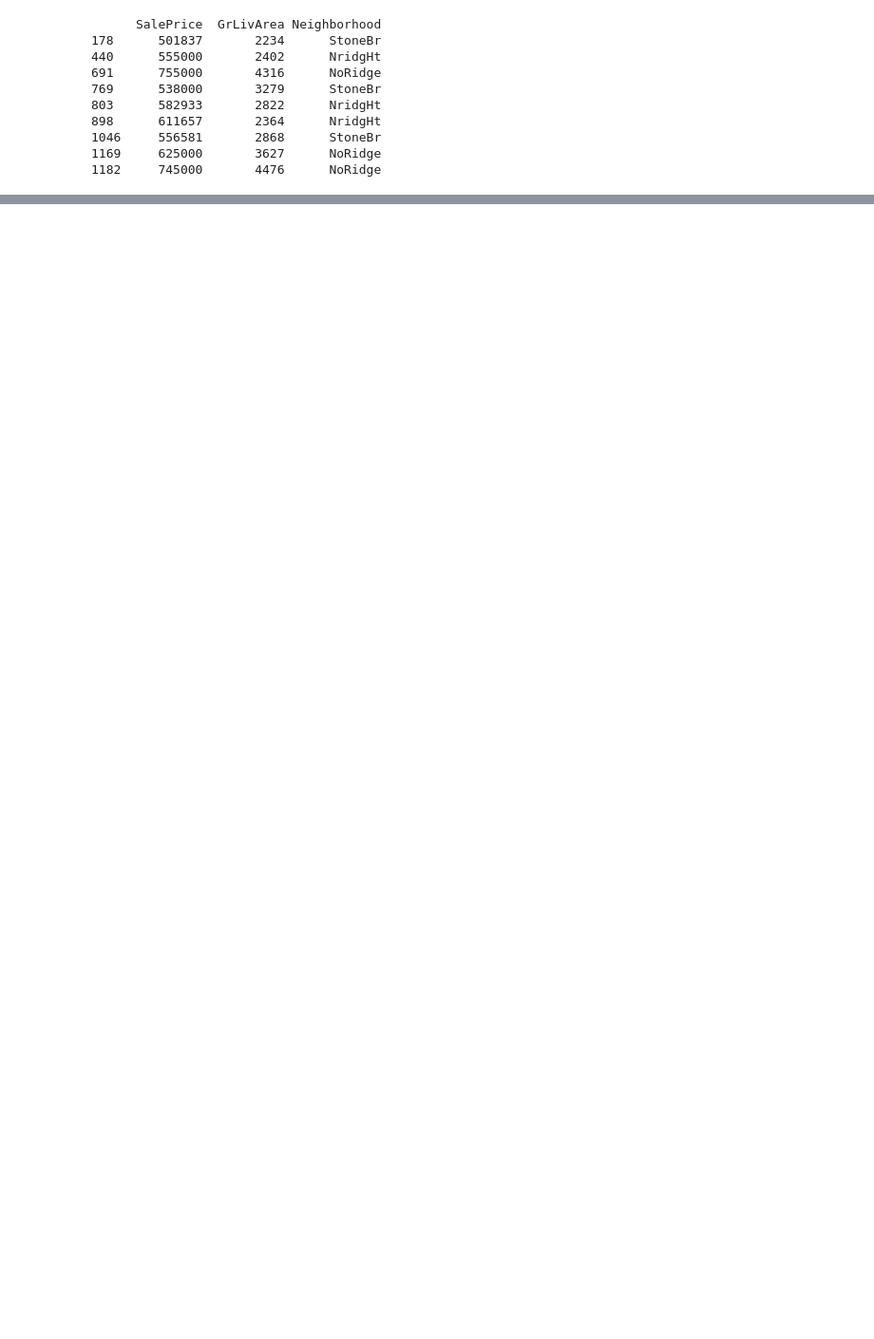
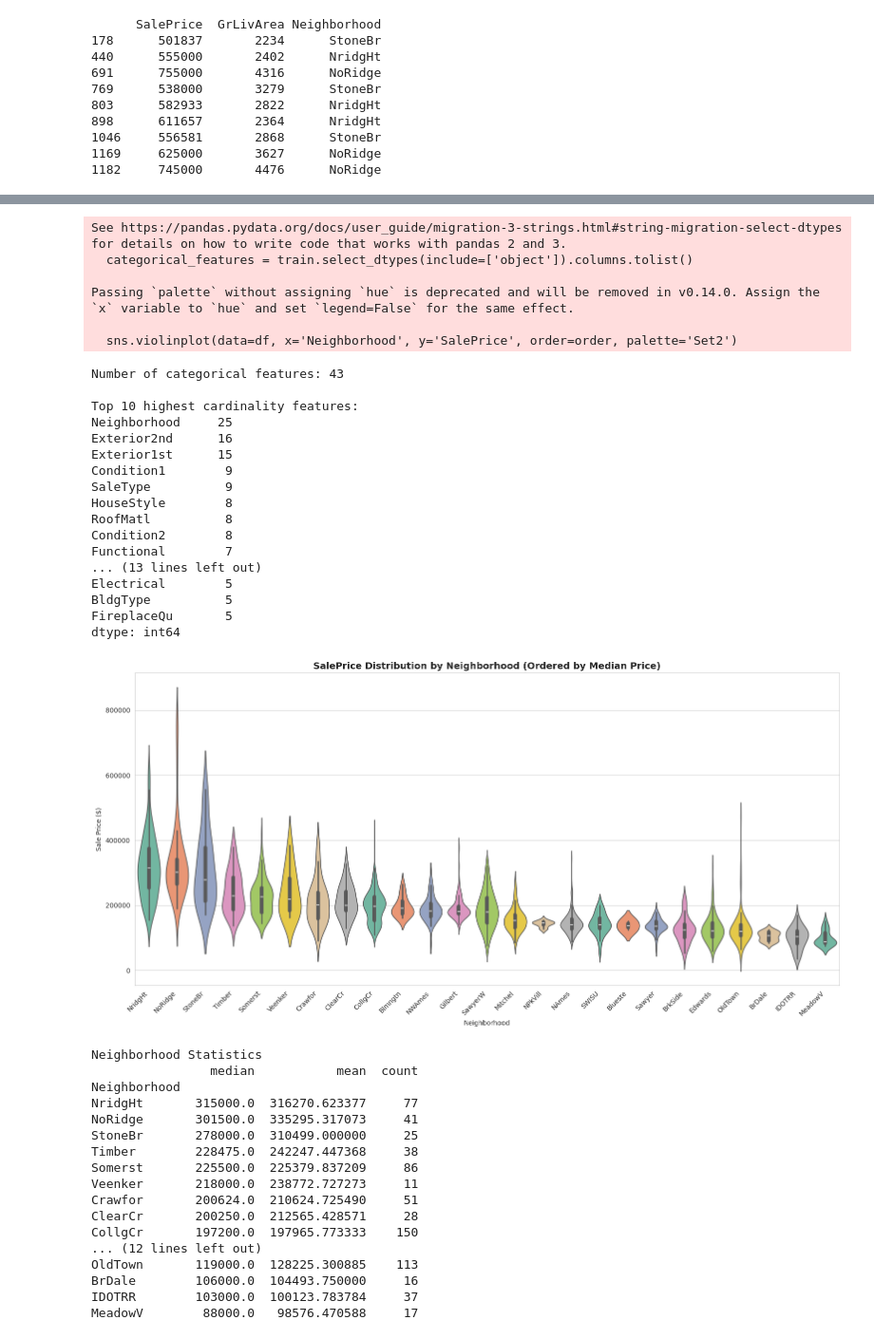
Before and after one commit to AndrewKr123/Ml, a Jupyter notebook: Untitled-4.ipynb, the cells around one changed output, grey strips where cells are left out. Shown at 95% size. Cells and saved outputs as stored; diff of their text form; code cells hidden in the pictures; blank space fills up the shorter version.

```diff
--- a/Untitled-4.ipynb
+++ b/Untitled-4.ipynb
@@ -488,0 +1016,63 @@ print("Файл submission.csv сохранён!")
+# %%
+categorical_features = train.select_dtypes(include=['object']).columns.tolist()
+print(f"Number of categorical features: {len(categorical_features)}")
+cardinality = train[categorical_features].nunique().sort_values(ascending=False)
+print(f"\nTop 10 highest cardinality features:")
+print(cardinality.head(25))
+plt.figure(figsize=(16, 8))
+neighborhood_stats = df.groupby('Neighborhood')['SalePrice'].agg(['median', 'mean', 'count']).sort_values('median', ascending=False)
+
+
+# Create violin plot
+order = neighborhood_stats.index
+sns.violinplot(data=df, x='Neighborhood', y='SalePrice', order=order, palette='Set2')
+plt.xticks(rotation=45, ha='right')
+plt.title('SalePrice Distribution by Neighborhood (Ordered by Median Price)', fontsize=14, fontweight='bold')
+plt.ylabel('Sale Price ($)')
+plt.tight_layout()
+plt.show()
+
+print("Neighborhood Statistics")
+print(neighborhood_stats)
+# %% [output]
+See https://pandas.pydata.org/docs/user_guide/migration-3-strings.html#string-migration-select-dtypes for details on how to write code that works with pandas 2 and 3.
+  categorical_features = train.select_dtypes(include=['object']).columns.tolist()
+
+Passing `palette` without assigning `hue` is deprecated and will be removed in v0.14.0. Assign the `x` variable to `hue` and set `legend=False` for the same effect.
+
+  sns.violinplot(data=df, x='Neighborhood', y='SalePrice', order=order, palette='Set2')
+Number of categorical features: 43
+
+Top 10 highest cardinality features:
+Neighborhood     25
+Exterior2nd      16
+Exterior1st      15
+Condition1        9
+SaleType          9
+HouseStyle        8
+RoofMatl          8
+Condition2        8
+Functional        7
+... (13 lines left out)
+Electrical        5
+BldgType          5
+FireplaceQu       5
+dtype: int64
+[figure, added]
+Neighborhood Statistics
+                median           mean  count
+Neighborhood
+NridgHt       315000.0  316270.623377     77
+NoRidge       301500.0  335295.317073     41
+StoneBr       278000.0  310499.000000     25
+Timber        228475.0  242247.447368     38
+Somerst       225500.0  225379.837209     86
+Veenker       218000.0  238772.727273     11
+Crawfor       200624.0  210624.725490     51
+ClearCr       200250.0  212565.428571     28
+CollgCr       197200.0  197965.773333    150
+... (12 lines left out)
+OldTown       119000.0  128225.300885    113
+BrDale        106000.0  104493.750000     16
+IDOTRR        103000.0  100123.783784     37
+MeadowV        88000.0   98576.470588     17
```
Also changed, not shown: parts of 58 cells of this notebook, 4 other files.
